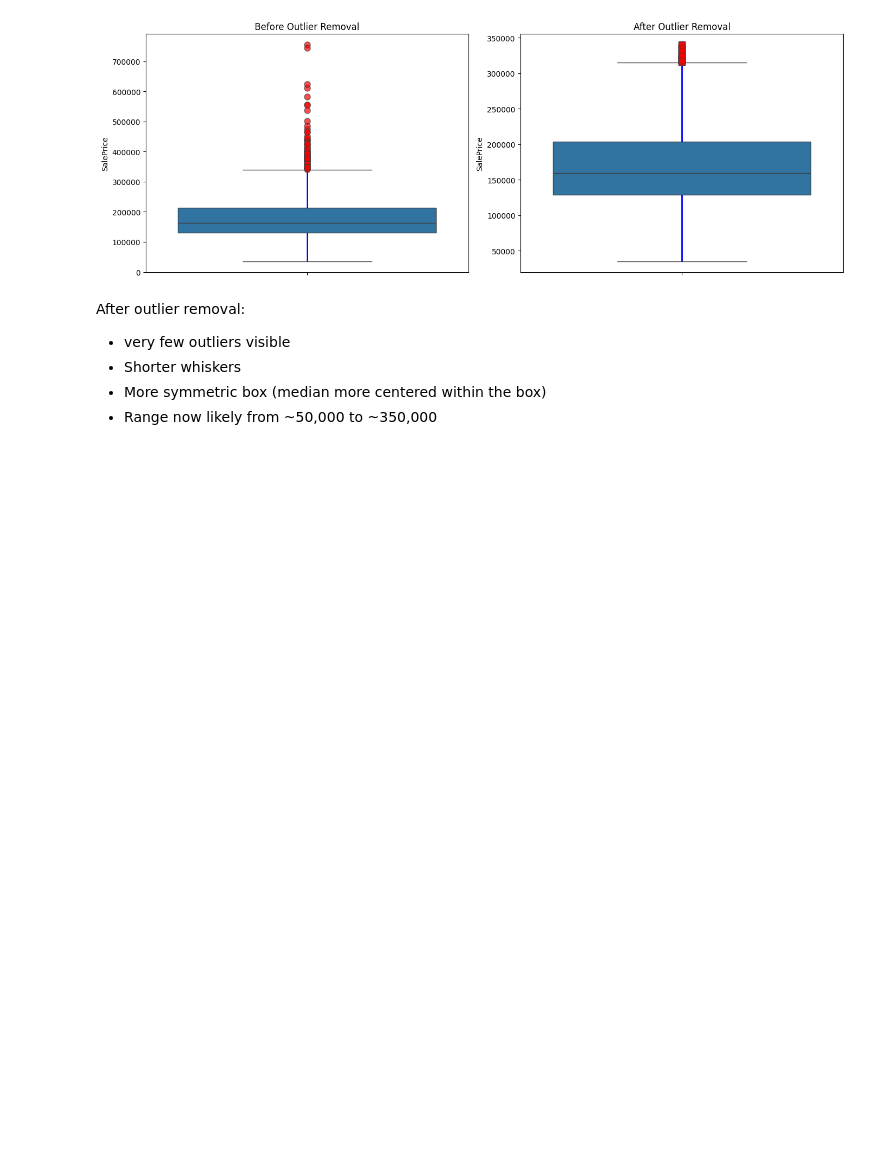
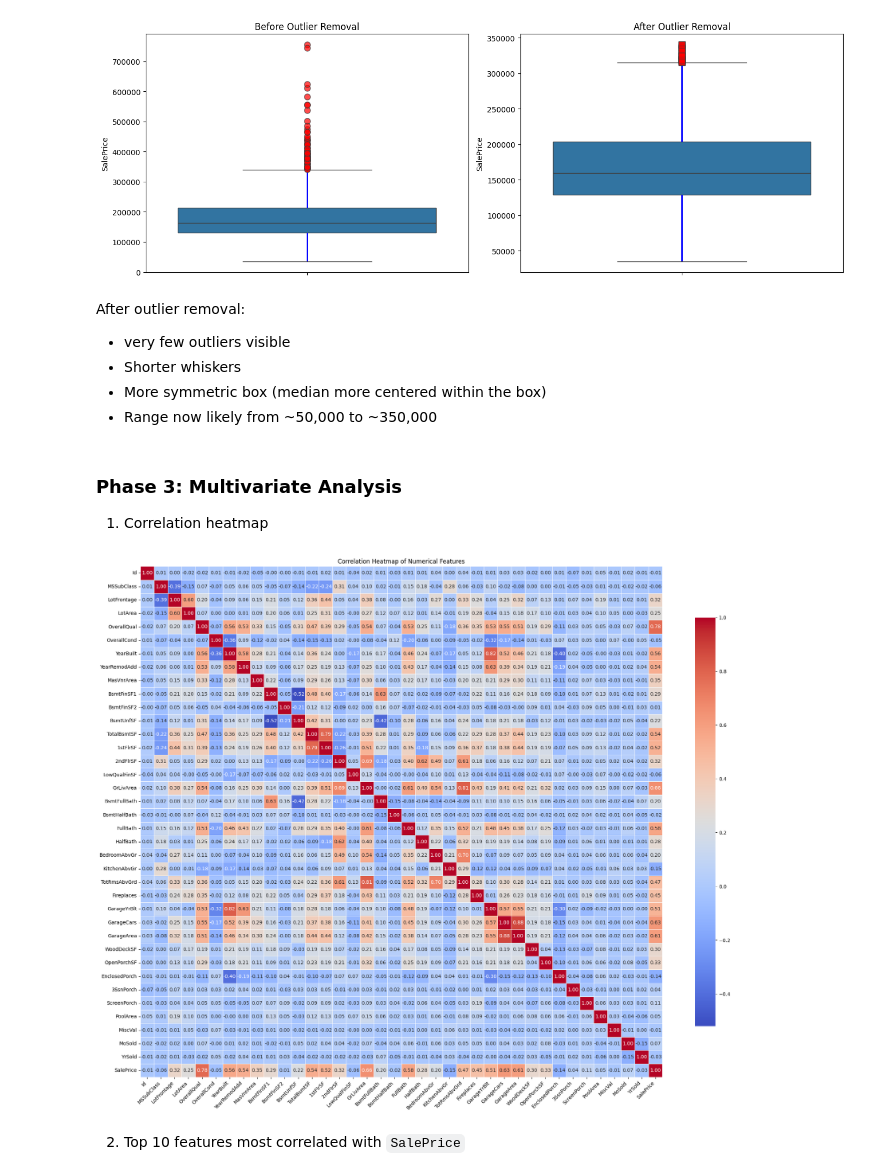
Before and after one commit to navinxqz/Inception-FSDS-classwork, a Jupyter notebook: Assignments/Assignment6.ipynb, the cells around one changed output. Saved outputs shown, nothing was run; the diff lists cells and outputs as text; code cells hidden in the pictures; blank space fills up the shorter version.

```diff
--- a/Assignments/Assignment6.ipynb
+++ b/Assignments/Assignment6.ipynb
@@ -279,3 +279,20 @@ After outlier removal:
 - Shorter whiskers
 - More symmetric box (median more centered within the box)
 - Range now likely from ~50,000 to ~350,000
+# %% [markdown]
+### Phase 3: Multivariate Analysis
+1. Correlation heatmap
+# %%
+corMatrix = train2[num_Feature].corr()
+plt.figure(figsize=(20, 16))
+
+sns.heatmap(corMatrix, annot=True, cmap="coolwarm", fmt=".2f", linewidths=0.5, cbar_kws={"shrink": .8})
+plt.title("Correlation Heatmap of Numerical Features")
+plt.xticks(rotation=45, ha='right')  # Rotate x-axis labels
+plt.yticks(rotation=0)  # Keep y-axis horizontal
+plt.tight_layout()
+plt.show()
+# %% [output]
+[figure, added]
+# %% [markdown]
+2. Top 10 features most correlated with `SalePrice`
```
Also changed, not shown: parts of 7 cells of this notebook.
